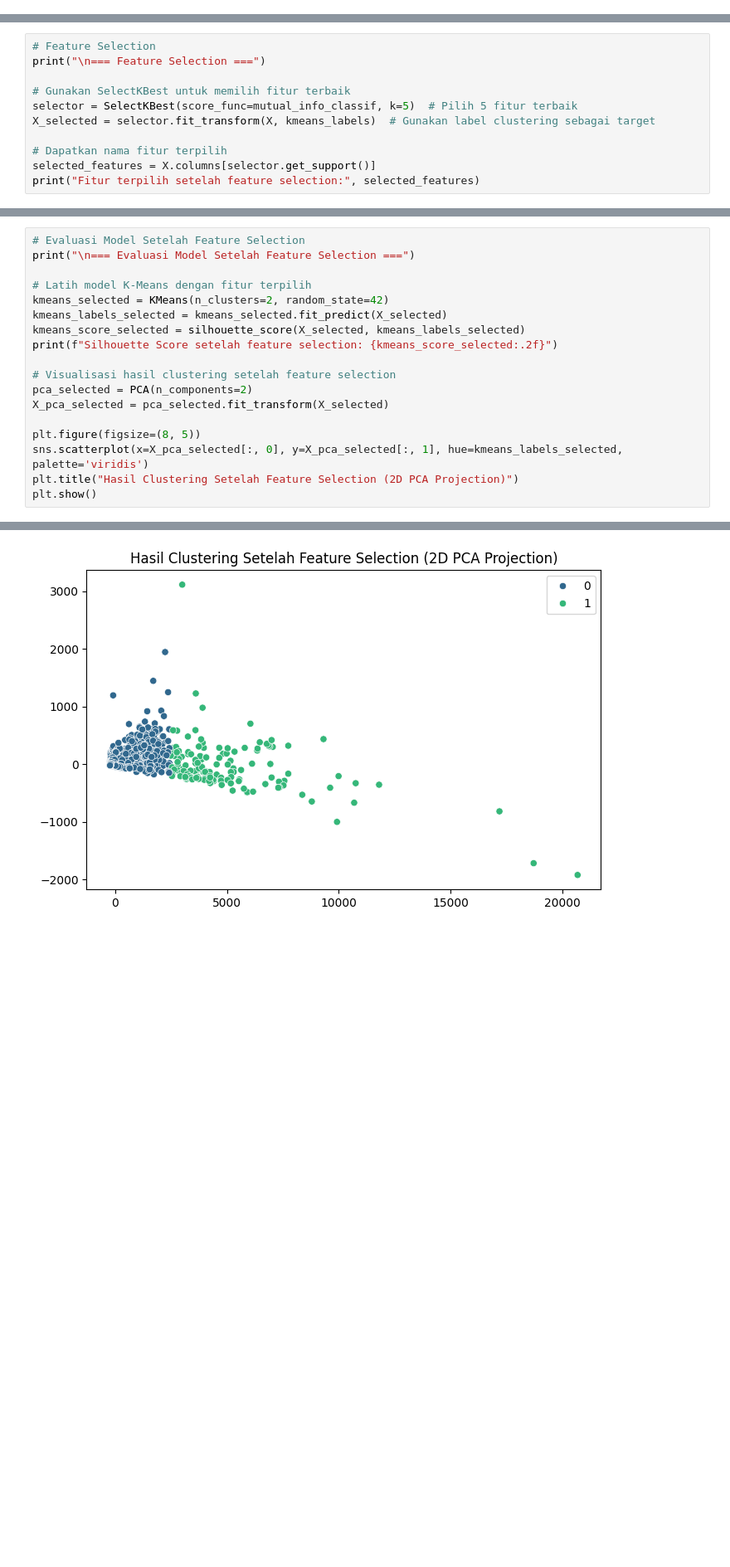
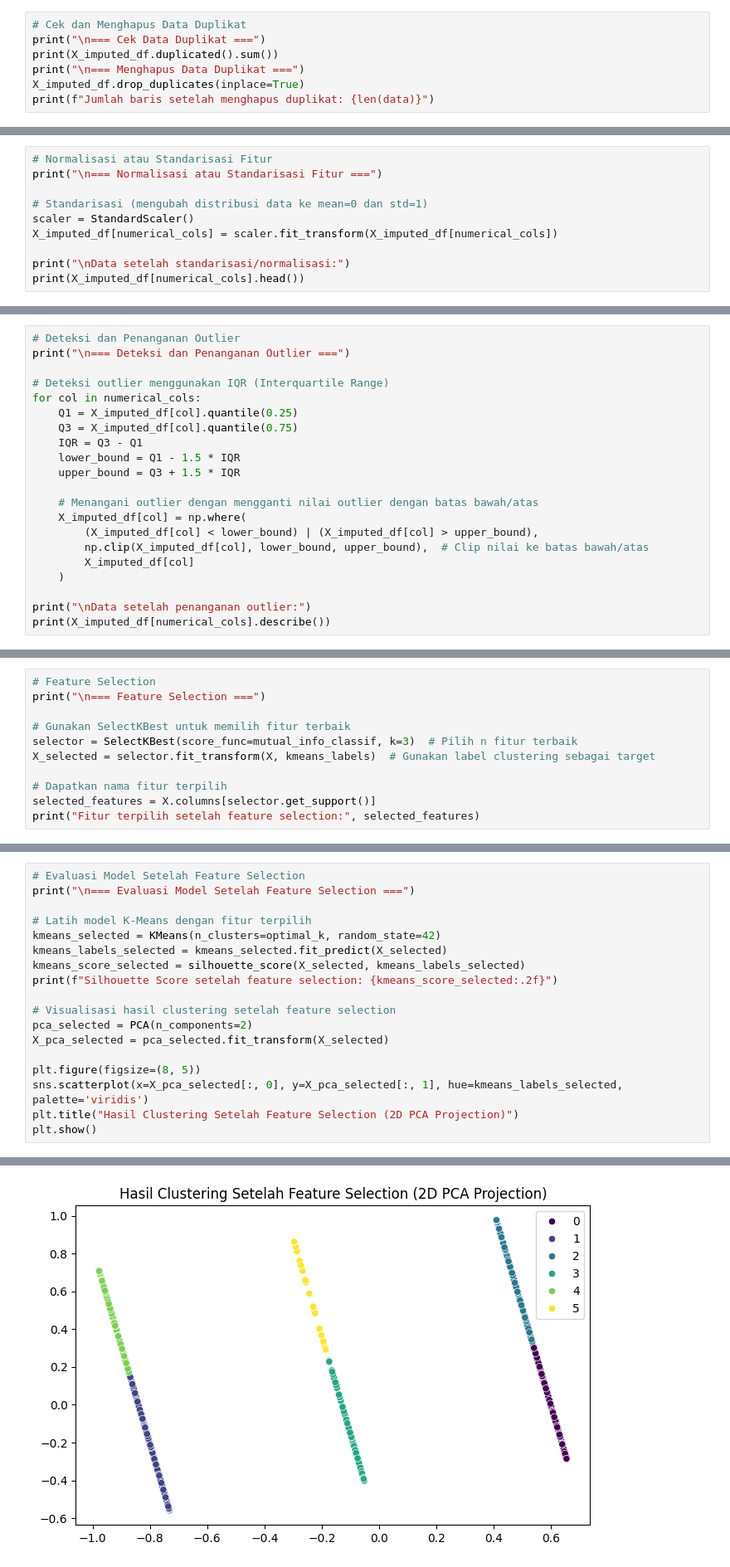
Before and after one commit to Nanangsr/Submission-ML-Pemula-Dicoding, a Jupyter notebook: NOTEBOOK/[Clustering]_Submission_Akhir_BMLP_Nanang_Safiu_Ridho.ipynb, the cells around one changed output, grey strips where cells are left out. Shown at 83% size. Drawn from its saved outputs; the diff is of its cells as text; blank space fills up the shorter version.

```diff
--- a/NOTEBOOK/[Clustering]_Submission_Akhir_BMLP_Nanang_Safiu_Ridho.ipynb
+++ b/NOTEBOOK/[Clustering]_Submission_Akhir_BMLP_Nanang_Safiu_Ridho.ipynb
@@ -482,0 +402,7 @@ Data setelah encoding kategorikal:
+# %%
+# Cek dan Menghapus Data Duplikat
+print("\n=== Cek Data Duplikat ===")
+print(X_imputed_df.duplicated().sum())
+print("\n=== Menghapus Data Duplikat ===")
+X_imputed_df.drop_duplicates(inplace=True)
+print(f"Jumlah baris setelah menghapus duplikat: {len(data)}")
@@ -482,0 +415,10 @@ Data setelah encoding kategorikal:
+# %%
+# Normalisasi atau Standarisasi Fitur
+print("\n=== Normalisasi atau Standarisasi Fitur ===")
+
+# Standarisasi (mengubah distribusi data ke mean=0 dan std=1)
+scaler = StandardScaler()
+X_imputed_df[numerical_cols] = scaler.fit_transform(X_imputed_df[numerical_cols])
+
+print("\nData setelah standarisasi/normalisasi:")
+print(X_imputed_df[numerical_cols].head())
@@ -482,0 +442,21 @@ Data setelah encoding kategorikal:
+# %%
+# Deteksi dan Penanganan Outlier
+print("\n=== Deteksi dan Penanganan Outlier ===")
+
+# Deteksi outlier menggunakan IQR (Interquartile Range)
+for col in numerical_cols:
+    Q1 = X_imputed_df[col].quantile(0.25)
+    Q3 = X_imputed_df[col].quantile(0.75)
+    IQR = Q3 - Q1
+    lower_bound = Q1 - 1.5 * IQR
+    upper_bound = Q3 + 1.5 * IQR
+
+    # Menangani outlier dengan mengganti nilai outlier dengan batas bawah/atas
+    X_imputed_df[col] = np.where(
+        (X_imputed_df[col] < lower_bound) | (X_imputed_df[col] > upper_bound),
+        np.clip(X_imputed_df[col], lower_bound, upper_bound),  # Clip nilai ke batas bawah/atas
+        X_imputed_df[col]
+    )
+
+print("\nData setelah penanganan outlier:")
+print(X_imputed_df[numerical_cols].describe())
@@ -651,7 +690,7 @@ Silakan lakukan feature selection jika Anda membutuhkan optimasi model clusterin
 print("\n=== Feature Selection ===")
 
 # Gunakan SelectKBest untuk memilih fitur terbaik
-selector = SelectKBest(score_func=mutual_info_classif, k=5)  # Pilih 5 fitur terbaik
+selector = SelectKBest(score_func=mutual_info_classif, k=3)  # Pilih n fitur terbaik
 X_selected = selector.fit_transform(X, kmeans_labels)  # Gunakan label clustering sebagai target
 
 # Dapatkan nama fitur terpilih
@@ -665,7 +704,7 @@ Fitur terpilih setelah feature selection: Index(['num_comments', 'num_shares', '
 print("\n=== Evaluasi Model Setelah Feature Selection ===")
 
 # Latih model K-Means dengan fitur terpilih
-kmeans_selected = KMeans(n_clusters=2, random_state=42)
+kmeans_selected = KMeans(n_clusters=optimal_k, random_state=42)
 kmeans_labels_selected = kmeans_selected.fit_predict(X_selected)
 kmeans_score_selected = silhouette_score(X_selected, kmeans_labels_selected)
 print(f"Silhouette Score setelah feature selection: {kmeans_score_selected:.2f}")
@@ -684,4 +723,4 @@ Silhouette Score setelah feature selection: 0.94
-[figure, old version]
+[figure, new version]
 # %%
 # Bandingkan Performa Model Sebelum dan Sesudah Feature Selection
 print("\n=== Perbandingan Performa Model ===")
```
Also changed, not shown: parts of 31 cells of this notebook, 1 other file.
